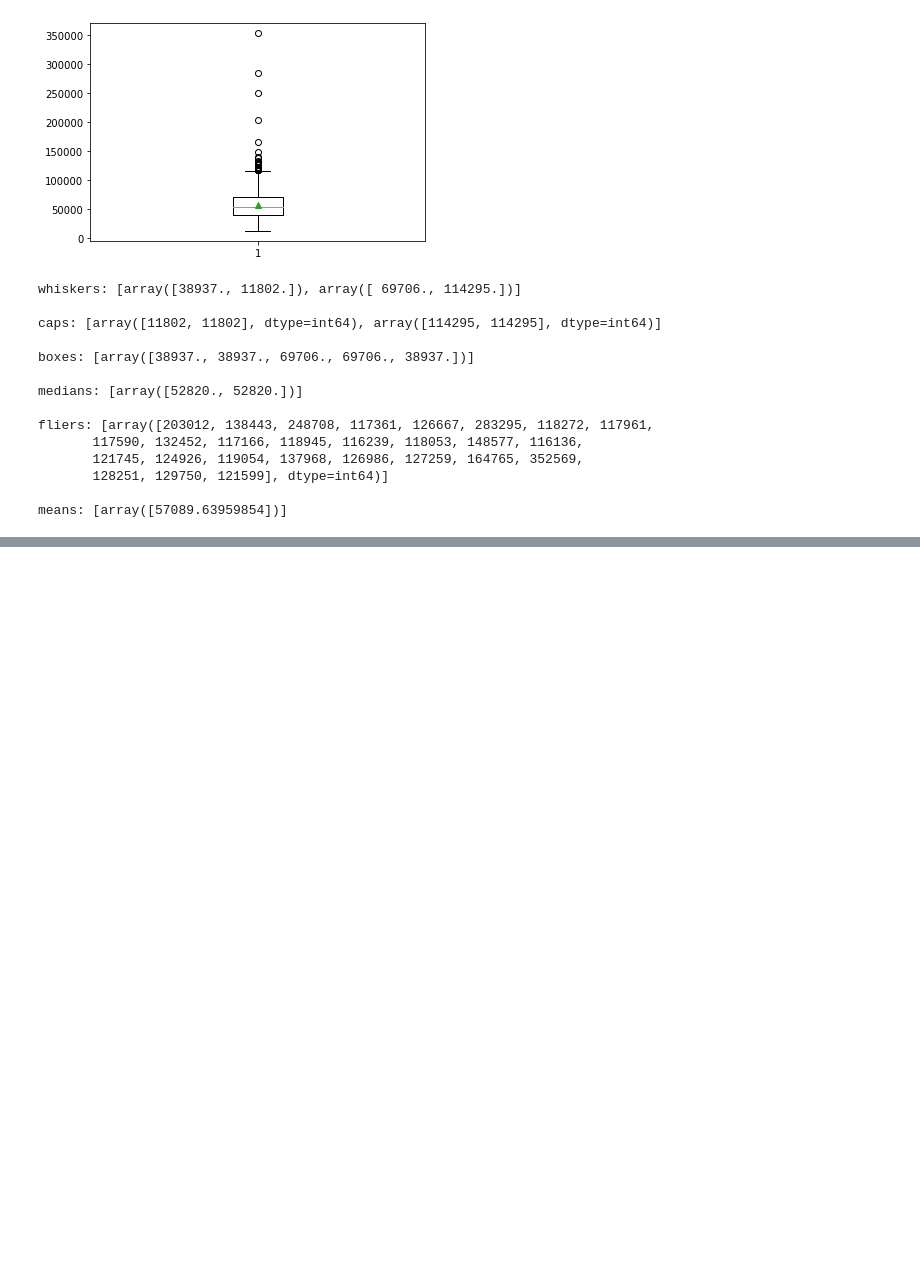
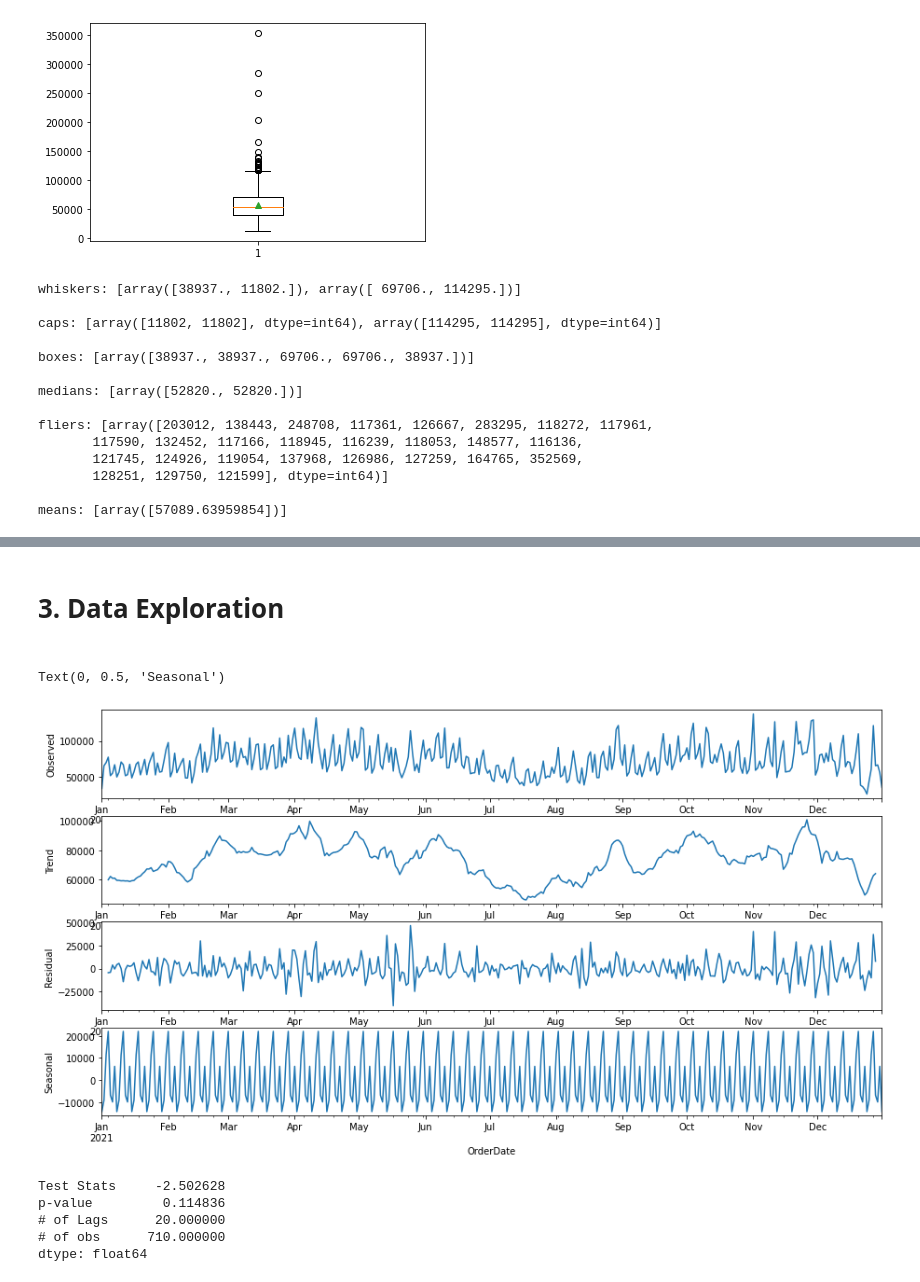
Before and after one commit to adrian-pasek-prv/timeseries-forecasting, a Jupyter notebook: ARIMA.ipynb, the cells around one changed output, grey strips where cells are left out. Saved outputs shown, nothing was run; the diff lists cells and outputs as text; code cells hidden in the pictures; blank space fills up the shorter version.

```diff
--- a/ARIMA.ipynb
+++ b/ARIMA.ipynb
@@ -78,0 +136,36 @@ upper_whisker = upper_whisker_obj.get_ydata()[1]
+# %% [markdown]
+# 3. Data Exploration
+#
+# %%
+# Decompising time series into components
+
+from statsmodels.tsa.seasonal import seasonal_decompose
+result = seasonal_decompose(df.loc['2021', 'QtyOrdered'], model='linear')
+
+fig, (ax1,ax2,ax3,ax4) = plt.subplots(4,1, figsize=(15,8))
+result.observed.plot(ax=ax1)
+ax1.set_ylabel('Observed')
+result.trend.plot(ax=ax2)
+ax2.set_ylabel('Trend')
+result.resid.plot(ax=ax3)
+ax3.set_ylabel('Residual')
+result.seasonal.plot(ax=ax4)
+ax4.set_ylabel('Seasonal')
+# %% [output]
+Text(0, 0.5, 'Seasonal')
+[figure, added]
+# %%
+# Testing with Augmented Dickey Fuller Test whether data is stationary in order to forecast the future -> requirement for ARIMA model
+
+from statsmodels.tsa.stattools import adfuller, acf, pacf
+
+adfuller_test = adfuller(df.loc['2020':'2021', 'QtyOrdered'], autolag='AIC') #autolag = Method to use when automatically determining the lag
+
+adfuller_output = pd.Series(adfuller_test[:4], index=['Test Stats', 'p-value', '# of Lags', '# of obs'])
+adfuller_output
+# %% [output]
+Test Stats     -2.502628
+p-value         0.114836
+# of Lags      20.000000
+# of obs      710.000000
+dtype: float64
```
Also changed, not shown: parts of 12 cells of this notebook, 2 other files.
